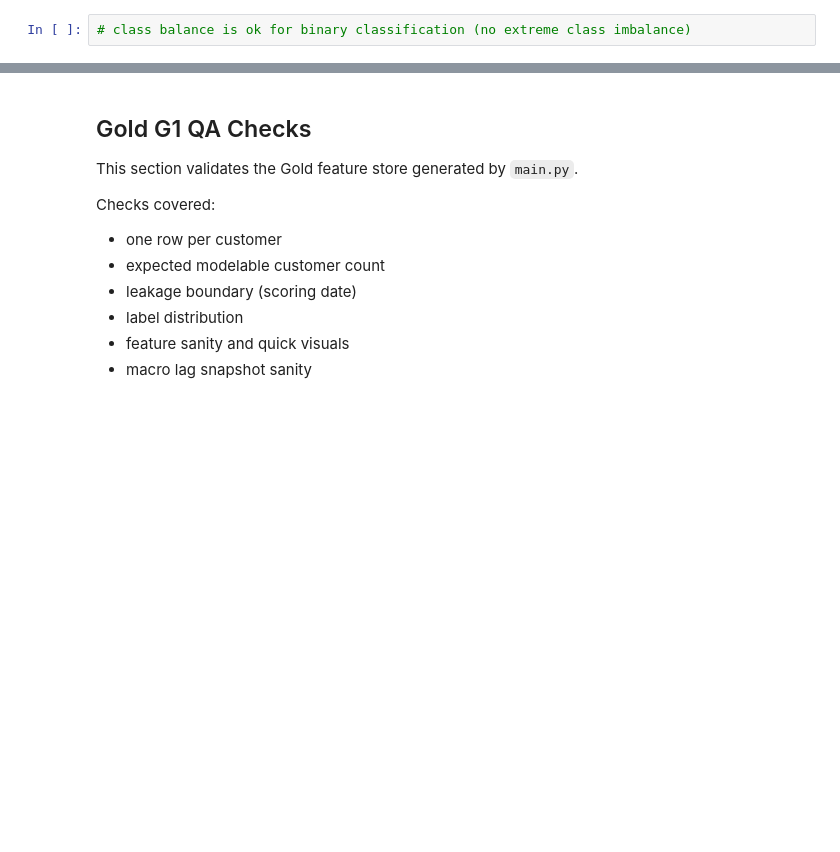
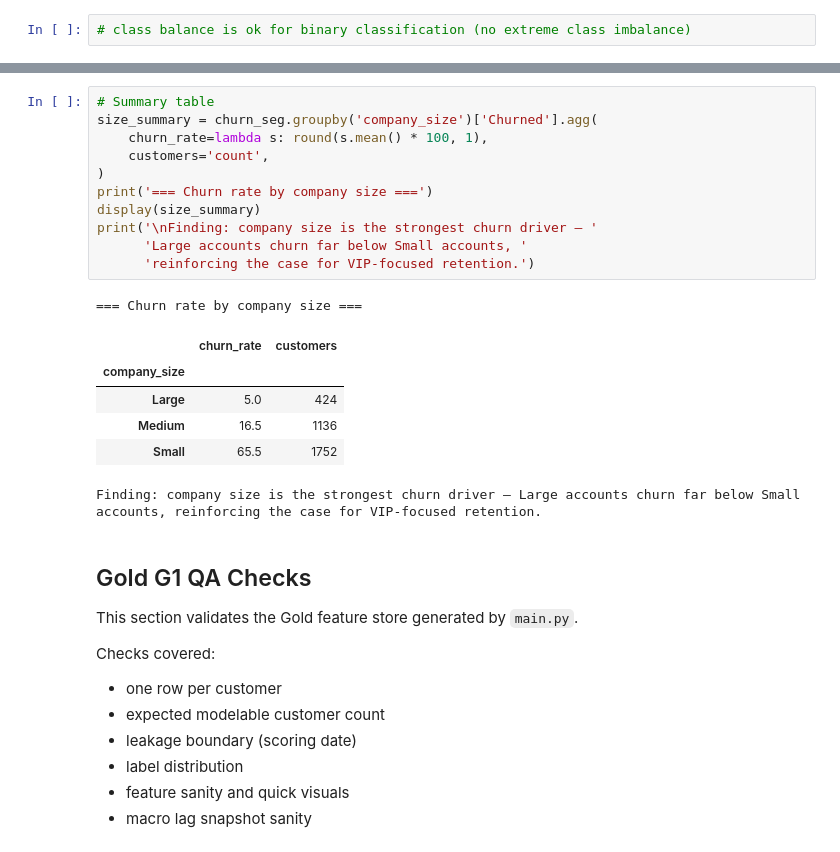
Before and after one commit to wenxuanalex/machine-learning-engineering, a Jupyter notebook: eda/eda.ipynb, the cells around one changed output, grey strips where cells are left out. Saved outputs shown, nothing was run; the diff lists cells and outputs as text; blank space fills up the shorter version.

```diff
--- a/eda/eda.ipynb
+++ b/eda/eda.ipynb
@@ -427,3 +610,22 @@ print(f'Retained: {(churn_df["Churned"]==0).sum():,} ({(1-churn_rate)*100:.1f}%)
+# %%
+# Summary table
+size_summary = churn_seg.groupby('company_size')['Churned'].agg(
+    churn_rate=lambda s: round(s.mean() * 100, 1),
+    customers='count',
+)
+print('=== Churn rate by company size ===')
+display(size_summary)
+print('\nFinding: company size is the strongest churn driver — '
+      'Large accounts churn far below Small accounts, '
+      'reinforcing the case for VIP-focused retention.')
+# %% [output]
+=== Churn rate by company size ===
+|  | churn_rate | customers |
+| company_size |  |  |
+| Large | 5.0 | 424 |
+| Medium | 16.5 | 1136 |
+| Small | 65.5 | 1752 |
+Finding: company size is the strongest churn driver — Large accounts churn far below Small accounts, reinforcing the case for VIP-focused retention.
 # %% [markdown]
 ## Gold G1 QA Checks
 
```
Also changed, not shown: parts of 36 cells of this notebook, 1 other file.
